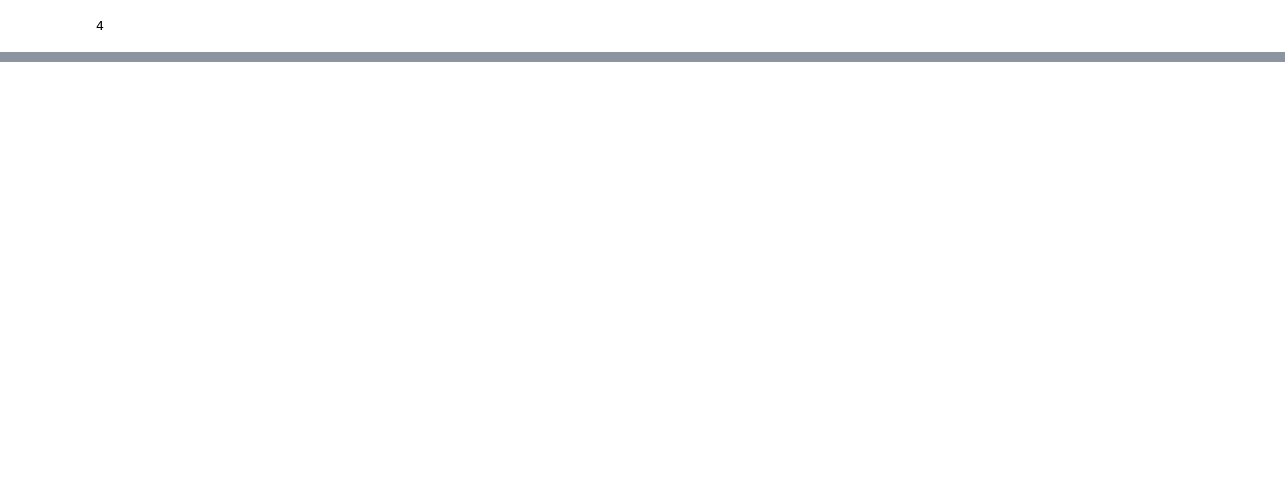
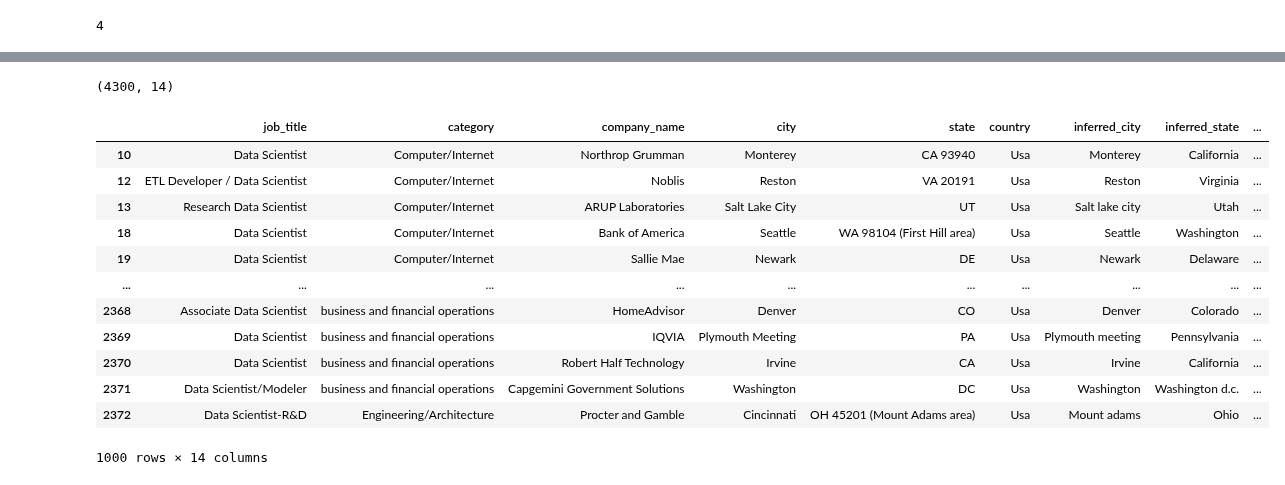
Before and after one commit to MashaKubyshina/Data_Science_Scripts, a Jupyter notebook: Classification_Model_Training_Job_Postings_(PART_1_EDA).ipynb, the cells around one changed output, grey strips where cells are left out. Cells and saved outputs as stored; diff of their text form; code cells hidden in the pictures; blank space fills up the shorter version.

```diff
--- a/Classification_Model_Training_Job_Postings_(PART_1_EDA).ipynb
+++ b/Classification_Model_Training_Job_Postings_(PART_1_EDA).ipynb
@@ -123,31 +121,26 @@ array(['Accounting/Finance', 'biotech', 'Computer/Internet',
 # Consolidating category names is a very important step in our anlaysis
 
 
-df_full['cat']= df_full['cat'].replace(['Accounting/Finance','Accounting-or-finance','finance','financieel'],'Finance')
+df_full['cat']= df_full['cat'].replace(['Accounting/Finance','Accounting-or-finance','finance','financieel','Banking','Banking/Loans','Banking-or-loans'],'Finance')
 df_full['cat']= df_full['cat'].replace(['biotech','Pharmaceutical/Bio-tech','science','math'],'Biotech')
 df_full['cat']= df_full['cat'].replace(['Computer/Internet','technology','Computer-or-internet','computer'],'Computer/Tech')
 df_full['cat']= df_full['cat'].replace(['life','social','r','animal','higher','personal'],'Misc')
-df_full['cat']= df_full['cat'].replace(['Arts/Entertainment/Publishing','Arts-or-entertainment-or-publishing','entertainment'],'Entertainment')
-df_full['cat']= df_full['cat'].replace(['production','media','community','advertising','Marketing/Advertising/PR','Sales','sales','Marketing-or-advertising-or-pr'],'SocialMedia/Marketing')
+df_full['cat']= df_full['cat'].replace(['Arts/Entertainment/Publishing','Arts-or-entertainment-or-publishing','entertainment','Entertainment','production','media','community','advertising','Marketing/Advertising/PR','Sales','sales','Marketing-or-advertising-or-pr','SocialMedia/Marketing'],'Marketing/Ads/Entertainment')
 df_full['cat']= df_full['cat'].replace(['military','Government/Military','science','Government-or-military'],'Military')
 df_full['cat']= df_full['cat'].replace(['business','management','Upper-Management-or-consulting'],'Business/Consulting')
-df_full['cat']= df_full['cat'].replace(['Administrative','office','administrative'],'Administrative')
+df_full['cat']= df_full['cat'].replace(['Administrative','office','administrative','Human+Resources','Human-Resources','Customer+Service','Telecommunications','service','Customer-Service','CustomerService'],'Administrative/HR')
 df_full['cat']= df_full['cat'].replace(['Engineering/Architecture','architecture','Engineering-or-architecture','engineering'],'Engineering/Architecture')
 df_full['cat']= df_full['cat'].replace(['Manufacturing/Mechanical','production','manufacturing','Manufacturing-or-mechanical'],'Manufacturing')
-df_full['cat']= df_full['cat'].replace(['Banking/Loans','Banking-or-loans'],'Banking')
 df_full['cat']= df_full['cat'].replace(['agriculture',],'Agriculture')
 df_full['cat']= df_full['cat'].replace(['Restaurant/Food+Service','food','Restaurant-or-food-Service'],'FoodService')
 df_full['cat']= df_full['cat'].replace(['Education/Training','education','Education-or-training'],'Education/Training')
 df_full['cat']= df_full['cat'].replace(['science','math'],'Math/Science')
-df_full['cat']= df_full['cat'].replace(['Healthcare','healthcare','service','Customer-Service'],'Healthcare')
-df_full['cat']= df_full['cat'].replace(['Customer+Service','Telecommunications','service','Customer-Service'],'CustomerService')
+df_full['cat']= df_full['cat'].replace(['Healthcare','healthcare'],'Healthcare')
 df_full['cat']= df_full['cat'].replace(['Insurance','protective'],'Insurance')
 df_full['cat']= df_full['cat'].replace(['security','Law-Enforcement-or-security'],'Security')
-df_full['cat']= df_full['cat'].replace(['Human+Resources','Human-Resources'],'HumanResources')
-df_full['cat']= df_full['cat'].replace(['language'],'Language')
+df_full['cat']= df_full['cat'].replace(['language','arts','Arts'],'Language/Arts')
 df_full['cat']= df_full['cat'].replace(['Construction/Facilities','building','Construction-or-facilities','construction'],'Construction')
 df_full['cat']= df_full['cat'].replace(['Legal','legal'],'Legal')
-df_full['cat']= df_full['cat'].replace(['arts'],'Arts')
 df_full['cat']= df_full['cat'].replace(['transportation','Transportation/Logistics','Transportation-or-logistics'],'Transportation')
 df_full['cat']= df_full['cat'].replace(['Hospitality-or-travel','Hospitality/Travel'],'Hospitality/Travel')
 # %%
@@ -299,0 +290,3 @@ with open('Jobs_dataset.pickle', 'wb') as output:
+# %%
+data_classes=df_full[(df_full.cat == 'Computer/Tech') | (df_full.cat == 'Engineering/Architecture') | (df_full.cat == 'Business/Consulting')]
+data_classes.head(10)
@@ -299,0 +305,23 @@ with open('Jobs_dataset.pickle', 'wb') as output:
+# %%
+data_classes.shape
+# %% [output]
+(4300, 14)
+# %%
+# For visualizaiton make a slice of 1000 rows
+
+data_subset=data_classes.iloc[:1000]
+data_subset
+# %% [output]
+|  | job_title | category | company_name | city | state | country | inferred_city | inferred_state | ... |
+| 10 | Data Scientist | Computer/Internet | Northrop Grumman | Monterey | CA 93940 | Usa | Monterey | California | ... |
+| 12 | ETL Developer / Data Scientist | Computer/Internet | Noblis | Reston | VA 20191 | Usa | Reston | Virginia | ... |
+| 13 | Research Data Scientist | Computer/Internet | ARUP Laboratories | Salt Lake City | UT | Usa | Salt lake city | Utah | ... |
+| 18 | Data Scientist | Computer/Internet | Bank of America | Seattle | WA 98104 (First Hill area) | Usa | Seattle | Washington | ... |
+| 19 | Data Scientist | Computer/Internet | Sallie Mae | Newark | DE | Usa | Newark | Delaware | ... |
+| ... | ... | ... | ... | ... | ... | ... | ... | ... | ... |
+| 2368 | Associate Data Scientist | business and financial operations | HomeAdvisor | Denver | CO | Usa | Denver | Colorado | ... |
+| 2369 | Data Scientist | business and financial operations | IQVIA | Plymouth Meeting | PA | Usa | Plymouth meeting | Pennsylvania | ... |
+| 2370 | Data Scientist | business and financial operations | Robert Half Technology | Irvine | CA | Usa | Irvine | California | ... |
+| 2371 | Data Scientist/Modeler | business and financial operations | Capgemini Government Solutions | Washington | DC | Usa | Washington | Washington d.c. | ... |
+| 2372 | Data Scientist-R&D | Engineering/Architecture | Procter and Gamble | Cincinnati | OH 45201 (Mount Adams area) | Usa | Mount adams | Ohio | ... |
+1000 rows × 14 columns
```
Also changed, not shown: parts of 18 cells of this notebook.
